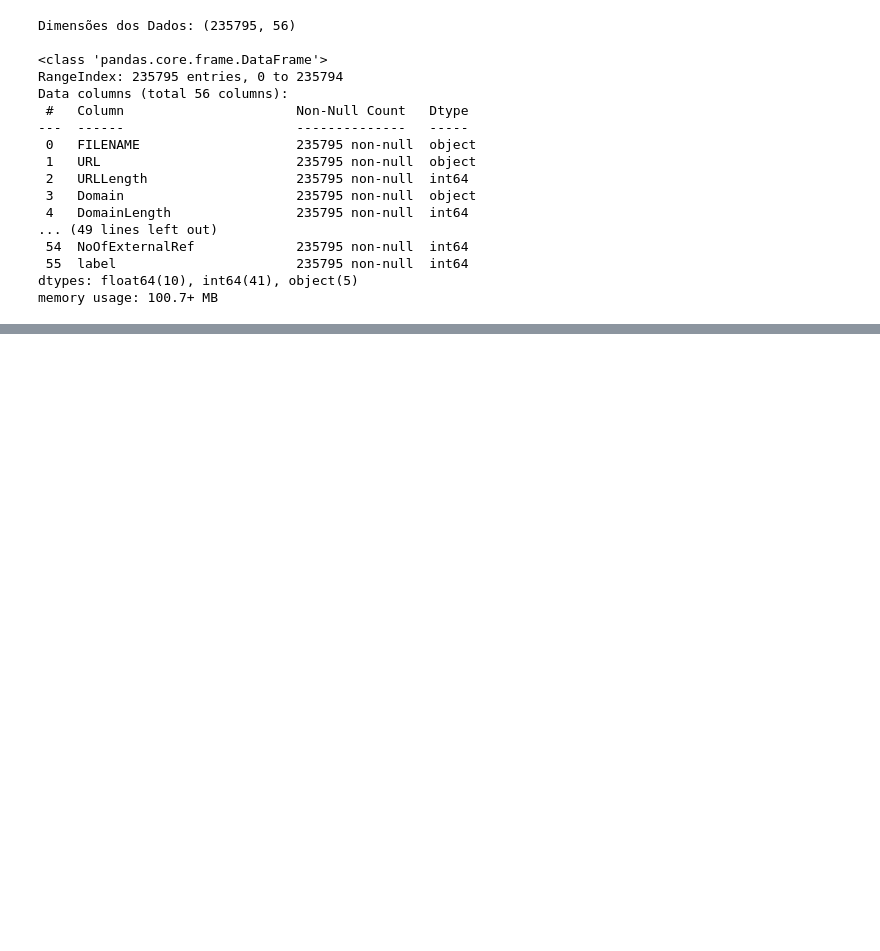
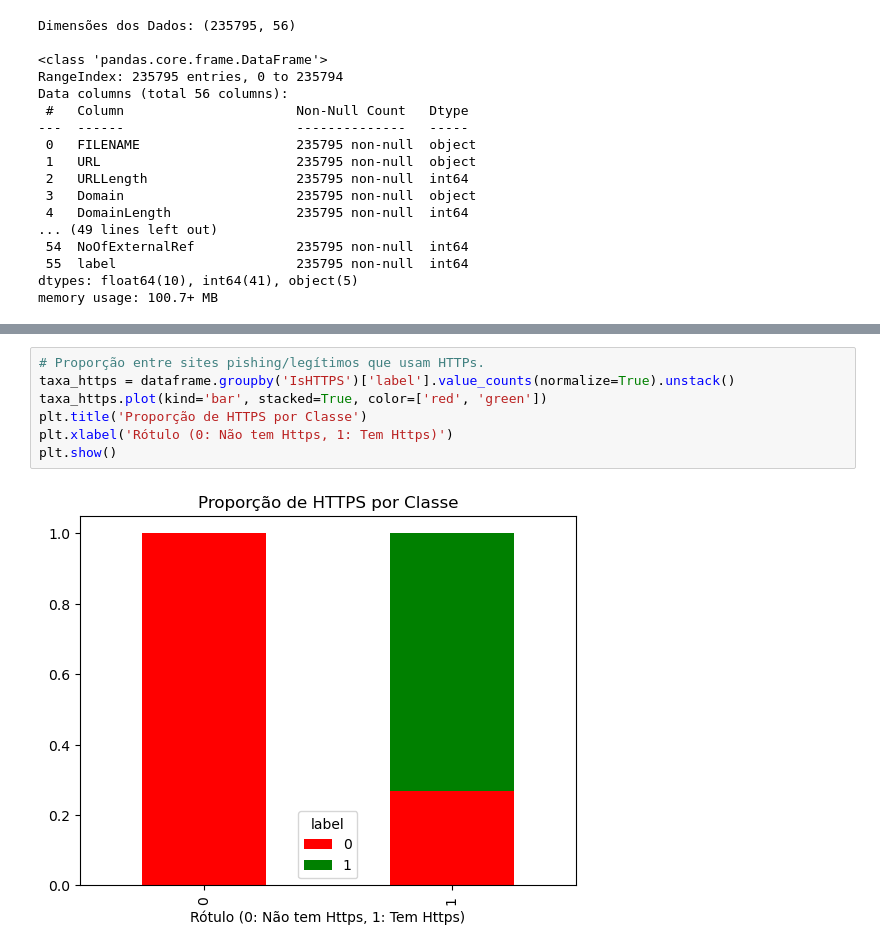
Before and after one commit to yury-miguel/Url_Sentinela, a Jupyter notebook: notebooks/analise_exploratoria.ipynb, the cells around one changed output, grey strips where cells are left out. Saved outputs shown, nothing was run; the diff lists cells and outputs as text; blank space fills up the shorter version.

```diff
--- a/notebooks/analise_exploratoria.ipynb
+++ b/notebooks/analise_exploratoria.ipynb
@@ -204,0 +222,9 @@ descricao_dados
+# %%
+# Proporção entre sites pishing/legítimos que usam HTTPs.
+taxa_https = dataframe.groupby('IsHTTPS')['label'].value_counts(normalize=True).unstack()
+taxa_https.plot(kind='bar', stacked=True, color=['red', 'green'])
+plt.title('Proporção de HTTPS por Classe')
+plt.xlabel('Rótulo (0: Não tem Https, 1: Tem Https)')
+plt.show()
+# %% [output]
+[figure, added]
```
Also changed, not shown: parts of 4 cells of this notebook.
